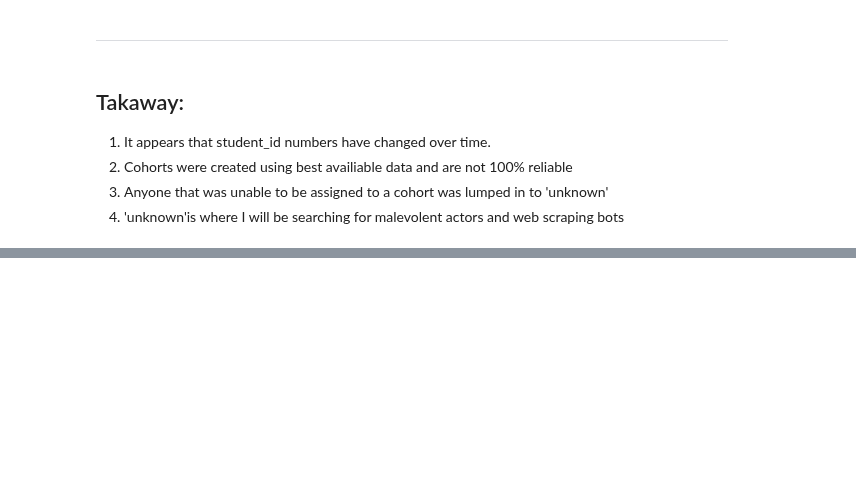
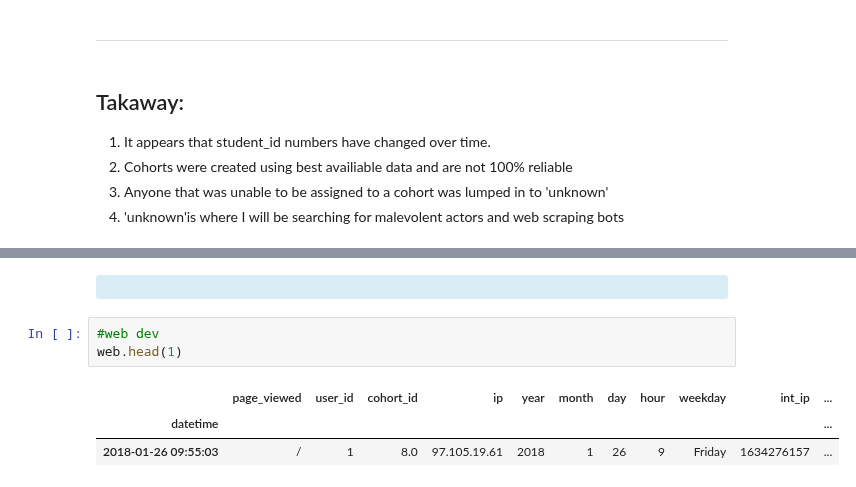
Before and after one commit to CSolitaire/anomaly-detection-exercises, a Jupyter notebook: anomaly_detection_mini_project.ipynb, the cells around one changed output, grey strips where cells are left out. Drawn from its saved outputs; the diff is of its cells as text; blank space fills up the shorter version.

```diff
--- a/anomaly_detection_mini_project.ipynb
+++ b/anomaly_detection_mini_project.ipynb
@@ -411,0 +449,9 @@ explore.cohort_id(df, year, month, day, hour)
+# %% [markdown]
+<div class="alert alert-block alert-info"><b></b></div>
+# %%
+#web dev
+web.head(1)
+# %% [output]
+|  | page_viewed | user_id | cohort_id | ip | year | month | day | hour | weekday | int_ip | ... |
+| datetime |  |  |  |  |  |  |  |  |  |  | ... |
+| 2018-01-26 09:55:03 | / | 1 | 8.0 | 97.105.19.61 | 2018 | 1 | 26 | 9 | Friday | 1634276157 | ... |
```
Also changed, not shown: parts of 20 cells of this notebook.
